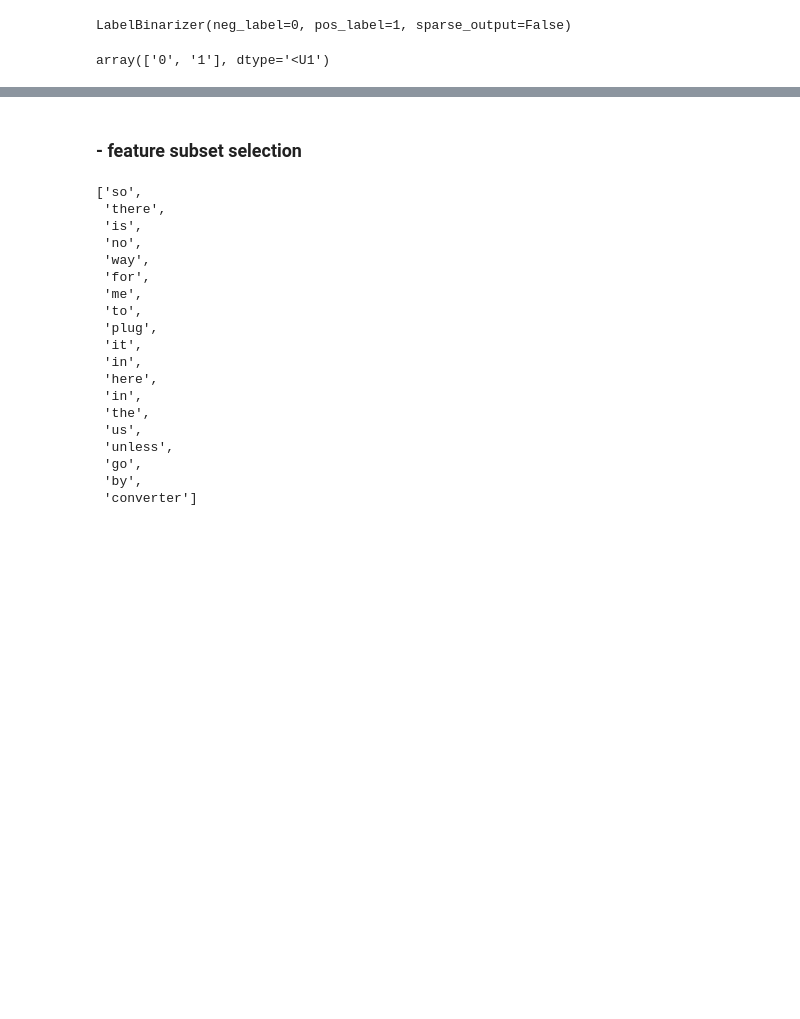
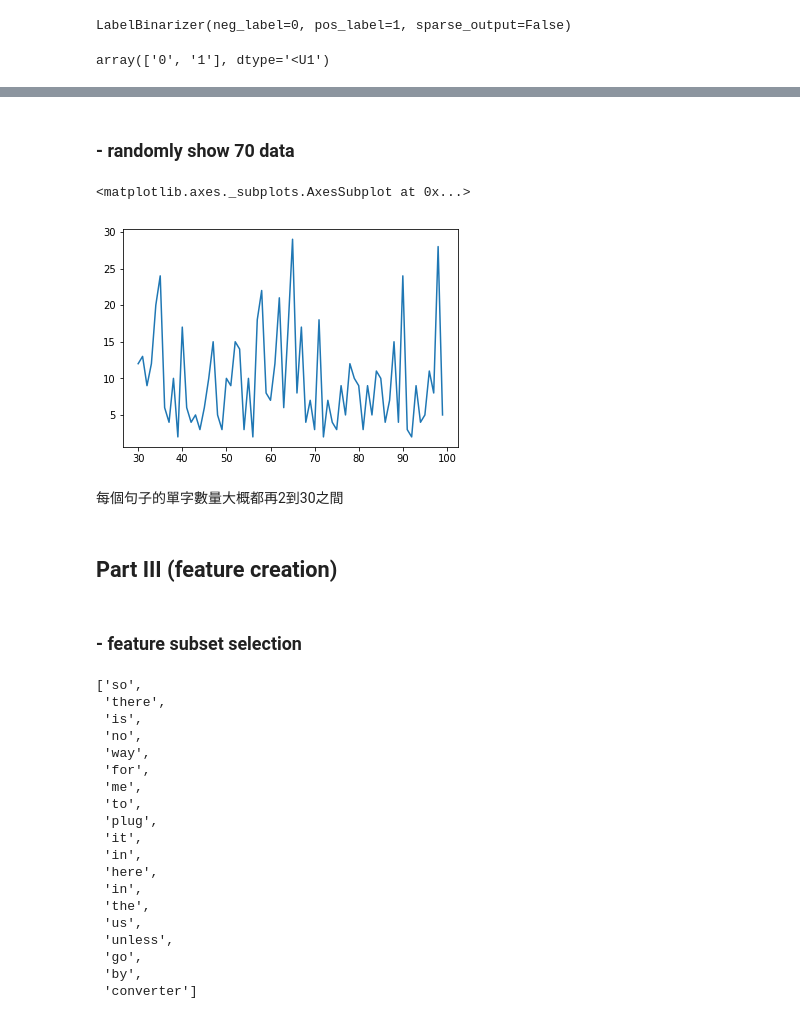
Before and after one commit to qaz20031616/dm_2018_hw_1, a Jupyter notebook: 陳瑋_105022214.ipynb, the cells around one changed output, grey strips where cells are left out. Drawn from its saved outputs; the diff is of its cells as text; code cells hidden in the pictures; blank space fills up the shorter version.

```diff
--- a/陳瑋_105022214.ipynb
+++ b/陳瑋_105022214.ipynb
@@ -762,3 +797,14 @@ dt[0:9]
+# %% [markdown]
+### - randomly show 70 data
+# %%
+dt.textlen[30:100].plot()
+# %% [output]
+<matplotlib.axes._subplots.AxesSubplot at 0x...>
+[figure, added]
+# %% [markdown]
+每個句子的單字數量大概都再2到30之間
+# %% [markdown]
+## Part III (feature creation)
 # %% [markdown]
 ### - feature subset selection
 # %%
```
Also changed, not shown: parts of 23 cells of this notebook.
